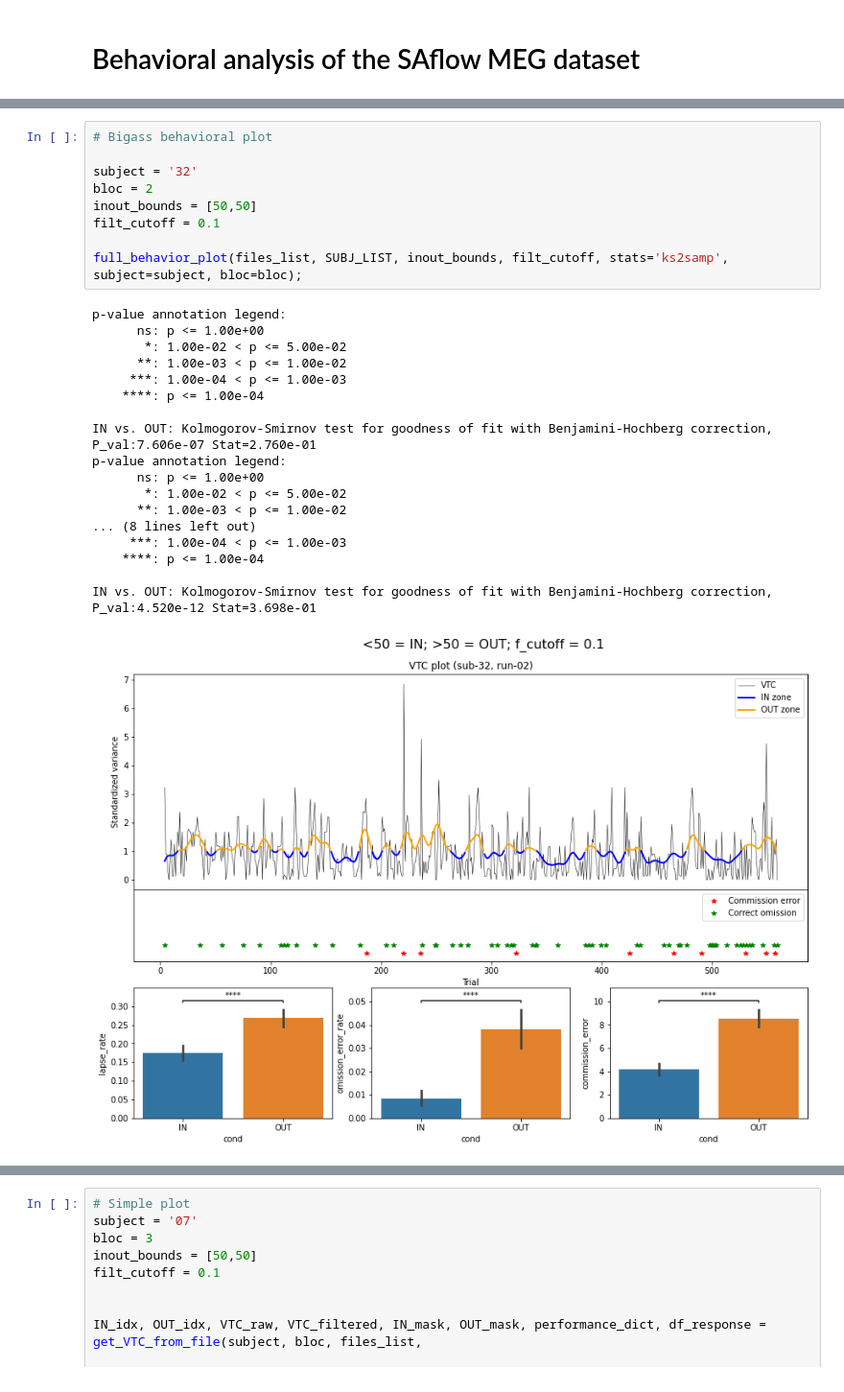
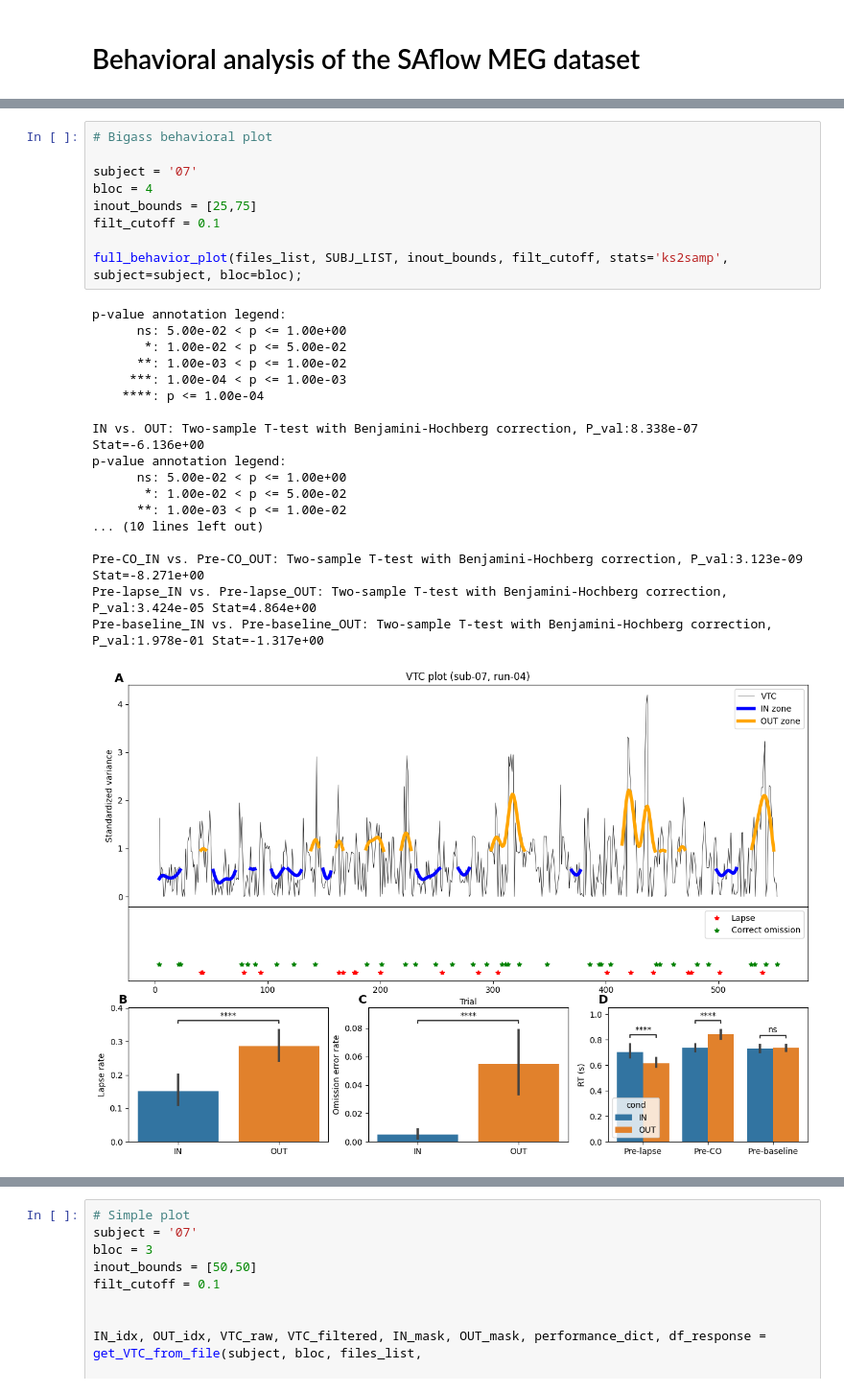
Before and after one commit to hyruuk/cc_saflow, a Jupyter notebook: notebooks/behavior_analysis.ipynb, the cells around one changed output, grey strips where cells are left out. Shown: that part at 96% size. Saved outputs shown, nothing was run; the diff lists cells and outputs as text.

Commit message:
fixed behav figure

```diff
--- a/notebooks/behavior_analysis.ipynb
+++ b/notebooks/behavior_analysis.ipynb
@@ -229,28 +299,28 @@ def get_behavior_dict(files_list, SUBJ_LIST, BLOCS_LIST=[2, 3, 4, 5, 6, 7]):
 # %%
 # Bigass behavioral plot
 
-subject = '32'
-bloc = 2
-inout_bounds = [50,50]
+subject = '07'
+bloc = 4
+inout_bounds = [25,75]
 filt_cutoff = 0.1
 
 full_behavior_plot(files_list, SUBJ_LIST, inout_bounds, filt_cutoff, stats='ks2samp', subject=subject, bloc=bloc);
 # %% [output]
 p-value annotation legend:
-      ns: p <= 1.00e+00
+      ns: 5.00e-02 < p <= 1.00e+00
        *: 1.00e-02 < p <= 5.00e-02
       **: 1.00e-03 < p <= 1.00e-02
      ***: 1.00e-04 < p <= 1.00e-03
     ****: p <= 1.00e-04
 
-IN vs. OUT: Kolmogorov-Smirnov test for goodness of fit with Benjamini-Hochberg correction, P_val:7.606e-07 Stat=2.760e-01
+IN vs. OUT: Two-sample T-test with Benjamini-Hochberg correction, P_val:8.338e-07 Stat=-6.136e+00
 p-value annotation legend:
-      ns: p <= 1.00e+00
+      ns: 5.00e-02 < p <= 1.00e+00
        *: 1.00e-02 < p <= 5.00e-02
       **: 1.00e-03 < p <= 1.00e-02
-... (8 lines left out)
-     ***: 1.00e-04 < p <= 1.00e-03
-    ****: p <= 1.00e-04
+... (10 lines left out)
 
-IN vs. OUT: Kolmogorov-Smirnov test for goodness of fit with Benjamini-Hochberg correction, P_val:4.520e-12 Stat=3.698e-01
+Pre-CO_IN vs. Pre-CO_OUT: Two-sample T-test with Benjamini-Hochberg correction, P_val:3.123e-09 Stat=-8.271e+00
+Pre-lapse_IN vs. Pre-lapse_OUT: Two-sample T-test with Benjamini-Hochberg correction, P_val:3.424e-05 Stat=4.864e+00
+Pre-baseline_IN vs. Pre-baseline_OUT: Two-sample T-test with Benjamini-Hochberg correction, P_val:1.978e-01 Stat=-1.317e+00
-[figure, old version]
+[figure, new version]
```
Also changed, not shown: parts of 9 cells of this notebook.
